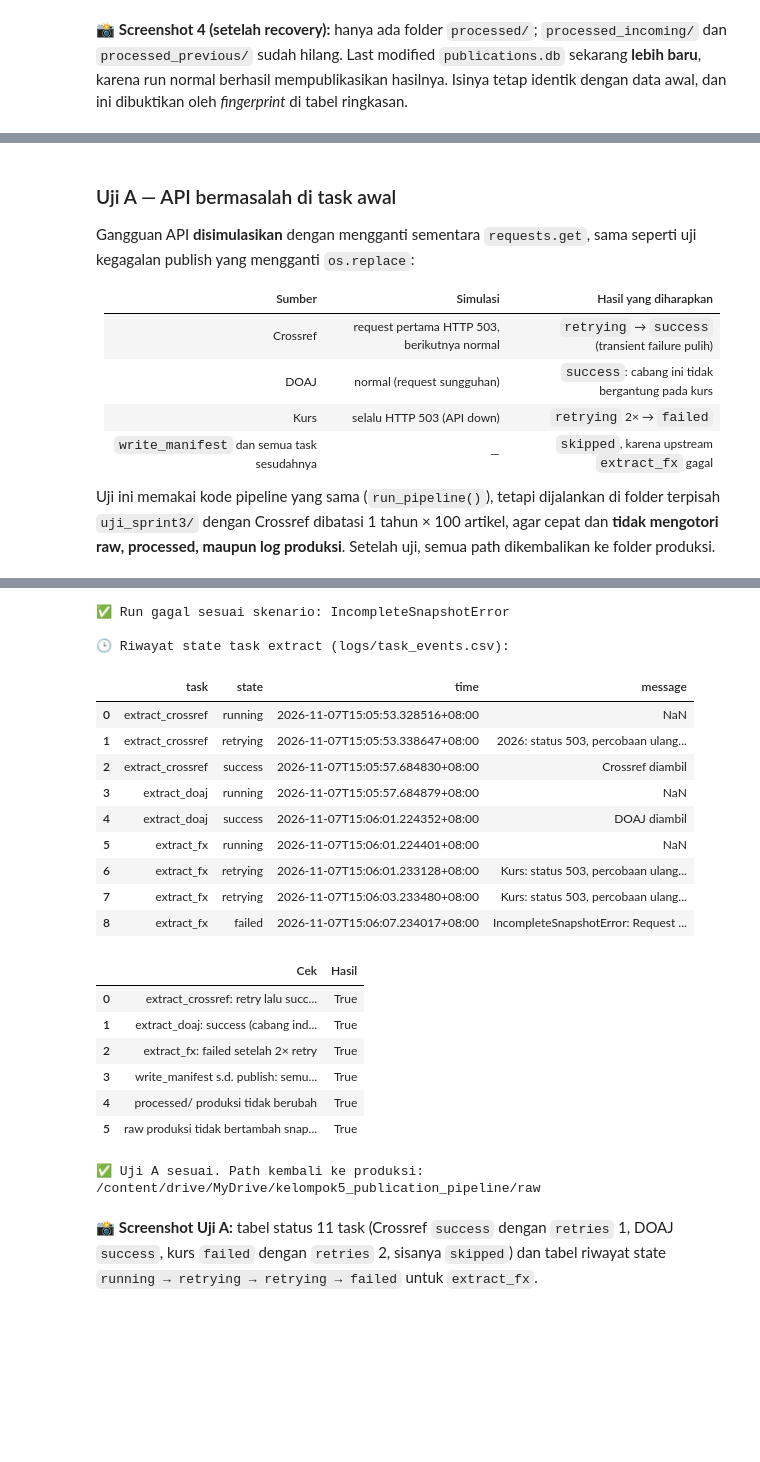
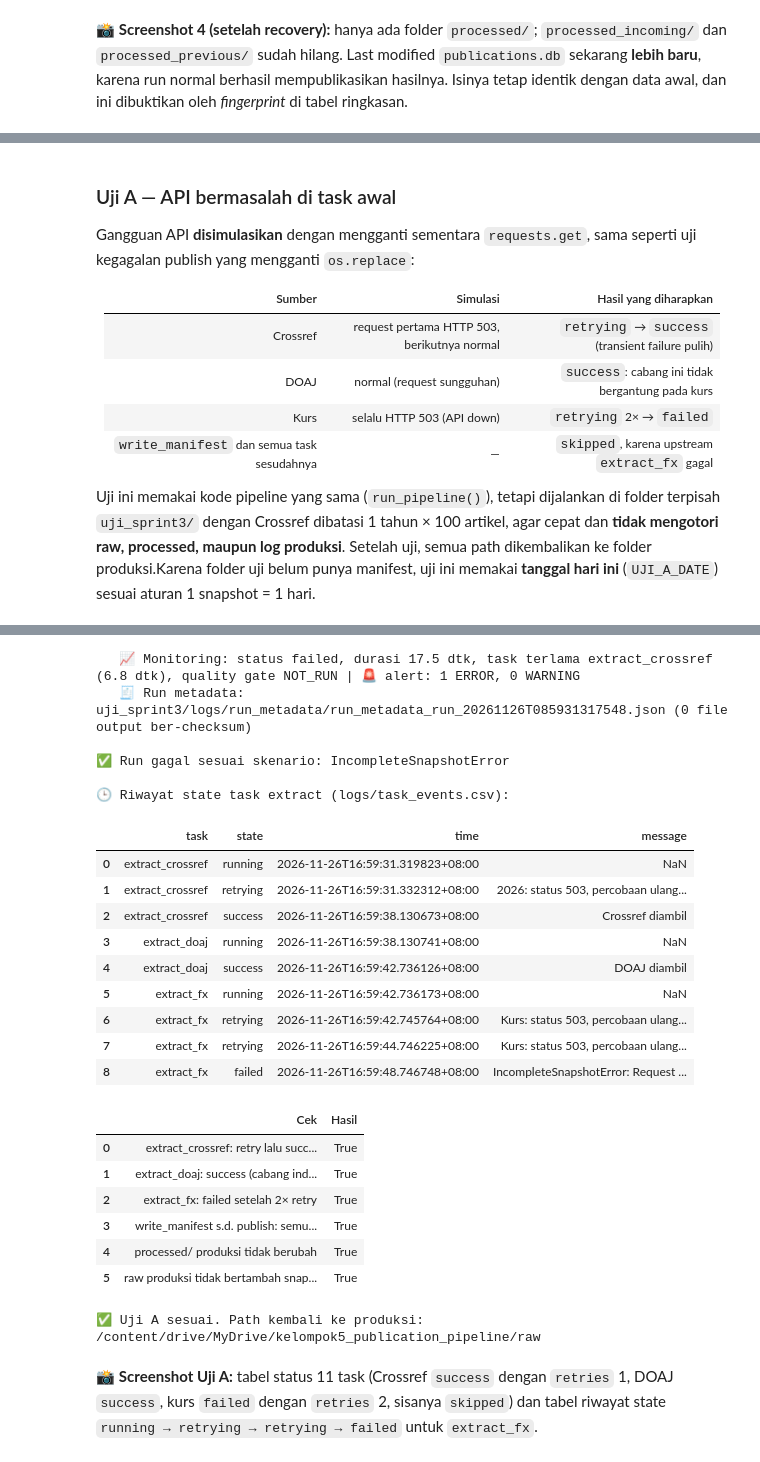
Before and after one commit to IRay3477/DatEng, a Jupyter notebook: Kelompok_5_Scientific_Publication_Pipeline.ipynb, the cells around one changed output, grey strips where cells are left out. Saved outputs shown, nothing was run; the diff lists cells and outputs as text; code cells hidden in the pictures; blank space fills up the shorter version.

```diff
--- a/Kelompok_5_Scientific_Publication_Pipeline.ipynb
+++ b/Kelompok_5_Scientific_Publication_Pipeline.ipynb
@@ -409,6 +462,7 @@ def extract_snapshot(snapshot_date):
         print(f"✅ Snapshot {snapshot_date} sudah lengkap (manifest ada). Extract dilewati.")
         return json.loads(manifest_path(snapshot_date).read_text(encoding="utf-8"))
 
+    assert_extract_allowed(snapshot_date)       # 1 snapshot = 1 hari
     config = snapshot_config(snapshot_date)
     print(f"📡 Crossref ({config['quota_per_year']:,} artikel × {len(config['years'])} tahun)...")
     extract_crossref(snapshot_date)
@@ -2723,14 +2887,15 @@ class TaskTracker:
     def table(self):
         return pd.DataFrame([{"run_id": self.run_id, "snapshot_date": self.snapshot_date, "task": name,
                               "state": t["state"], "retries": t["retries"],
+                              "started_at": t["started_at"].isoformat() if t["started_at"] is not None else None,
+                              "finished_at": t["finished_at"].isoformat() if t["finished_at"] is not None else None,
                               "duration_seconds": t["duration_seconds"], "message": t["message"]}
                              for name, t in self.tasks.items()])
 
     def save(self):
         """Tambahkan (append) status task & riwayat kejadian ke folder logs/."""
         for table, file_name in [(self.table(), "task_runs.csv"), (pd.DataFrame(self.events), "task_events.csv")]:
-            path = LOG_DIR / file_name
-            table.to_csv(path, mode="a", header=not path.exists(), index=False)
+            append_csv(LOG_DIR / file_name, table)
 
 
 print("✅ TaskTracker siap.")
@@ -2770,8 +2935,13 @@ def task_write_manifest(ctx):
 
 def task_raw_validation(ctx):
     ctx["crossref_raw"], ctx["doaj_raw"], ctx["fx_table"], ctx["fx_date"] = load_raw(ctx["snapshot_date"])
-    report = validate_raw(ctx["snapshot_date"], ctx["crossref_raw"], ctx["doaj_raw"], ctx["fx_table"],
-                          verbose=False)
+    try:
+        report = validate_raw(ctx["snapshot_date"], ctx["crossref_raw"], ctx["doaj_raw"], ctx["fx_table"],
+                              verbose=False)
+    except IncompleteSnapshotError as error:
+        ctx["raw_report"] = getattr(error, "report", None)
+        raise
+    ctx["raw_report"] = report
     return f"{len(report)}/{len(report)} cek raw lolos"
 
 
@@ -2809,12 +2979,16 @@ def task_load(ctx):
 
 
 def task_processed_validation(ctx):
+    """Quality gate: rule STOP (read-back) menentukan publish; rule WARNING hanya dicatat."""
     report, _ = validate_readback(ctx["work_dir"], len(ctx["final"]), len(ctx["cleaned_doaj"]), verbose=False)
+    ctx["readback_report"] = report
+    ctx["warning_report"] = quality_warnings(ctx)
+    n_warn = int((ctx["warning_report"]["result"] == "WARN").sum())
     failed = report[~report["lolos"]]
     if len(failed) > 0:
         display(failed)
-        raise ValueError(f"{len(failed)} cek read-back gagal → processed lama TIDAK diganti.")
-    return f"{len(report)}/{len(report)} cek lolos"
+        raise ValueError(f"Quality gate FAIL: {len(failed)} cek read-back (STOP) gagal → processed lama TIDAK diganti.")
+    return f"quality gate PASS: {len(report)}/{len(report)} cek STOP lolos, {n_warn} WARNING"
 
 
 def task_publish(ctx):
@@ -2861,6 +3035,8 @@ def run_pipeline(snapshot_date=None):
         if run_type == "backfill" and not ctx["already_complete"]:
             raise ValueError(f"Backfill {snapshot_date} ditolak: raw snapshot belum lengkap (manifest tidak ada). "
                              "Sumber hanya menyediakan data saat ini, jadi snapshot lama tidak bisa diambil ulang.")
+        if not ctx["already_complete"]:         # snapshot baru → wajib tanggal hari ini (1 snapshot = 1 hari)
+            assert_extract_allowed(snapshot_date)
         for task_name in TASKS:                 # urutan dari DAG (topological order)
             blocked = tracker.blocked_by(task_name)
             if blocked:                         # upstream gagal → task ini dan turunannya di-skip
@@ -2895,6 +3071,11 @@ def run_pipeline(snapshot_date=None):
     finally:
         ACTIVE_TRACKER = None
         tracker.save()
+        quality = None
+        try:
+            quality = save_quality_report(ctx)  # quality report per run, termasuk run yang gagal
+        except Exception as error:              # pencatatan tidak boleh menutupi error pipeline
+            print(f"   ⚠️ Quality report gagal ditulis: {error}")
         task_table = tracker.table()
         task_table.insert(1, "upstream", [", ".join(PIPELINE_DAG[t]) or "-" for t in task_table["task"]])
         display(task_table[["task", "upstream", "state", "retries", "duration_seconds", "message"]])
@@ -2905,6 +3086,15 @@ def run_pipeline(snapshot_date=None):
             history = pd.concat([pd.read_csv(history_file, dtype=str), history], ignore_index=True)
         history[HISTORY_COLUMNS].to_csv(history_file, index=False)   # run lama tanpa run_type → kosong
 
+        try:
+            write_monitoring(ctx, summary, tracker, quality)   # monitoring summary + alert per run
+        except Exception as error:              # pencatatan tidak boleh menutupi error pipeline
+            print(f"   ⚠️ Monitoring/alert gagal ditulis: {error}")
+        try:
+            write_run_metadata(ctx, summary, tracker)          # metadata & lineage per run
+        except Exception as error:              # pencatatan tidak boleh menutupi error pipeline
+            print(f"   ⚠️ Run metadata gagal ditulis: {error}")
+
 
 print("✅ run_pipeline() siap (digerakkan oleh PIPELINE_DAG).")
 # %% [output]
@@ -3614,7 +4105,7 @@ Gangguan API **disimulasikan** dengan mengganti sementara `requests.get`, sama s
 | Kurs | selalu HTTP 503 (API down) | `retrying` 2× → `failed` |
 | `write_manifest` dan semua task sesudahnya | — | `skipped`, karena upstream `extract_fx` gagal |
 
-Uji ini memakai kode pipeline yang sama (`run_pipeline()`), tetapi dijalankan di folder terpisah `uji_sprint3/` dengan Crossref dibatasi 1 tahun × 100 artikel, agar cepat dan **tidak mengotori raw, processed, maupun log produksi**. Setelah uji, semua path dikembalikan ke folder produksi.
+Uji ini memakai kode pipeline yang sama (`run_pipeline()`), tetapi dijalankan di folder terpisah `uji_sprint3/` dengan Crossref dibatasi 1 tahun × 100 artikel, agar cepat dan **tidak mengotori raw, processed, maupun log produksi**. Setelah uji, semua path dikembalikan ke folder produksi.Karena folder uji belum punya manifest, uji ini memakai **tanggal hari ini** (`UJI_A_DATE`) sesuai aturan 1 snapshot = 1 hari.
 # %%
 print("=" * 60)
 print("🧪 [Uji A] API BERMASALAH DI TASK AWAL (simulasi)")
@@ -3653,12 +4144,13 @@ if TEST_DIR.exists():
 RAW_DIR, PROCESSED_DIR = TEST_DIR / "raw", TEST_DIR / "processed"
 BACKFILL_DIR, LOG_DIR = TEST_DIR / "processed_backfill", TEST_DIR / "logs"
 LOG_DIR.mkdir(parents=True)
-MIN_YEAR = int(SNAPSHOT_DATE[:4])                    # Crossref cukup 1 tahun
+UJI_A_DATE = today_wita()
+MIN_YEAR = int(UJI_A_DATE[:4])                    # Crossref cukup 1 tahun
 CROSSREF_ROWS_PER_YEAR = CROSSREF_SAMPLE_SIZE        # 100 artikel = 1 request
 
 requests.get = unstable_get
 try:
-    run_pipeline(SNAPSHOT_DATE)
+    run_pipeline(UJI_A_DATE)
 except Exception as error:
     print(f"\n✅ Run gagal sesuai skenario: {type(error).__name__}")
 finally:
@@ -3715,25 +4207,28 @@ print(f"✅ Uji A sesuai. Path kembali ke produksi: {RAW_DIR}")
 | 2 | extract_fx | - | failed | 2 | 6.0 | IncompleteSnapshotError: Request ... |
 | 3 | write_manifest | extract_crossref, extract_doaj, e... | skipped | 0 | NaN | upstream tidak success: extract_fx |
 | 4 | raw_validation | write_manifest | skipped | 0 | NaN | upstream tidak success: write_man... |
 | 5 | clean_crossref | raw_validation | skipped | 0 | NaN | upstream tidak success: raw_valid... |
 | 6 | clean_doaj | raw_validation | skipped | 0 | NaN | upstream tidak success: raw_valid... |
 | 7 | integration | clean_crossref, clean_doaj | skipped | 0 | NaN | upstream tidak success: clean_cro... |
 | 8 | load | integration | skipped | 0 | NaN | upstream tidak success: integration |
 | 9 | processed_validation | load | skipped | 0 | NaN | upstream tidak success: load |
 | 10 | publish | processed_validation | skipped | 0 | NaN | upstream tidak success: processed... |
+   📈 Monitoring: status failed, durasi 17.5 dtk, task terlama extract_crossref (6.8 dtk), quality gate NOT_RUN | 🚨 alert: 1 ERROR, 0 WARNING
+   🧾 Run metadata: uji_sprint3/logs/run_metadata/run_metadata_run_20261126T085931317548.json (0 file output ber-checksum)
+
 ✅ Run gagal sesuai skenario: IncompleteSnapshotError
 
 🕒 Riwayat state task extract (logs/task_events.csv):
 |  | task | state | time | message |
-| 0 | extract_crossref | running | 2026-11-07T15:05:53.328516+08:00 | NaN |
-| 1 | extract_crossref | retrying | 2026-11-07T15:05:53.338647+08:00 | 2026: status 503, percobaan ulang... |
-| 2 | extract_crossref | success | 2026-11-07T15:05:57.684830+08:00 | Crossref diambil |
-| 3 | extract_doaj | running | 2026-11-07T15:05:57.684879+08:00 | NaN |
-| 4 | extract_doaj | success | 2026-11-07T15:06:01.224352+08:00 | DOAJ diambil |
-| 5 | extract_fx | running | 2026-11-07T15:06:01.224401+08:00 | NaN |
-| 6 | extract_fx | retrying | 2026-11-07T15:06:01.233128+08:00 | Kurs: status 503, percobaan ulang... |
-| 7 | extract_fx | retrying | 2026-11-07T15:06:03.233480+08:00 | Kurs: status 503, percobaan ulang... |
-| 8 | extract_fx | failed | 2026-11-07T15:06:07.234017+08:00 | IncompleteSnapshotError: Request ... |
+| 0 | extract_crossref | running | 2026-11-26T16:59:31.319823+08:00 | NaN |
+| 1 | extract_crossref | retrying | 2026-11-26T16:59:31.332312+08:00 | 2026: status 503, percobaan ulang... |
+| 2 | extract_crossref | success | 2026-11-26T16:59:38.130673+08:00 | Crossref diambil |
+| 3 | extract_doaj | running | 2026-11-26T16:59:38.130741+08:00 | NaN |
+| 4 | extract_doaj | success | 2026-11-26T16:59:42.736126+08:00 | DOAJ diambil |
+| 5 | extract_fx | running | 2026-11-26T16:59:42.736173+08:00 | NaN |
+| 6 | extract_fx | retrying | 2026-11-26T16:59:42.745764+08:00 | Kurs: status 503, percobaan ulang... |
+| 7 | extract_fx | retrying | 2026-11-26T16:59:44.746225+08:00 | Kurs: status 503, percobaan ulang... |
+| 8 | extract_fx | failed | 2026-11-26T16:59:48.746748+08:00 | IncompleteSnapshotError: Request ... |
 |  | Cek | Hasil |
 | 0 | extract_crossref: retry lalu succ... | True |
 | 1 | extract_doaj: success (cabang ind... | True |
```
Also changed, not shown: parts of 41 cells of this notebook.
